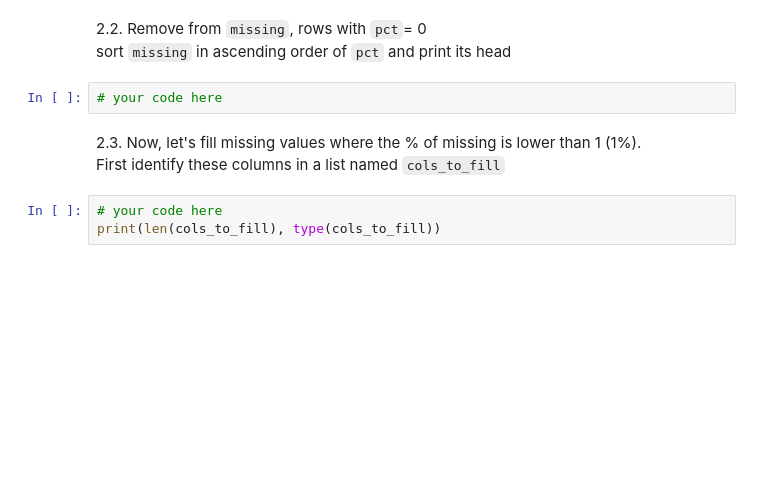
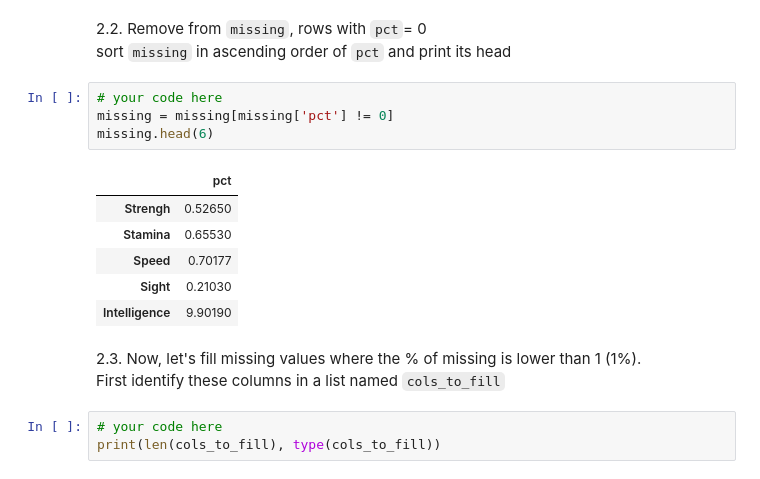
Before and after one commit to Nicodab/git_SI, a Jupyter notebook: S2/Machine Learning/Lab 2/Assignement-20220112 (1)/Assignment_Week2.ipynb, the cells around one changed output. Drawn from its saved outputs; the diff is of its cells as text; blank space fills up the shorter version.

```diff
--- a/S2/Machine Learning/Lab 2/Assignement-20220112 (1)/Assignment_Week2.ipynb
+++ b/S2/Machine Learning/Lab 2/Assignement-20220112 (1)/Assignment_Week2.ipynb
@@ -73,6 +118,15 @@ missing = # your code here
 sort `missing` in ascending order of `pct` and print its head
 # %%
 # your code here
+missing = missing[missing['pct'] != 0]
+missing.head(6)
+# %% [output]
+|  | pct |
+| Strengh | 0.52650 |
+| Stamina | 0.65530 |
+| Speed | 0.70177 |
+| Sight | 0.21030 |
+| Intelligence | 9.90190 |
 # %% [markdown]
 2.3. Now, let's fill missing values where the % of missing is lower than 1 (1%).
 First identify these columns in a list named `cols_to_fill`
```
Also changed, not shown: parts of 8 cells of this notebook, 2 other files.
